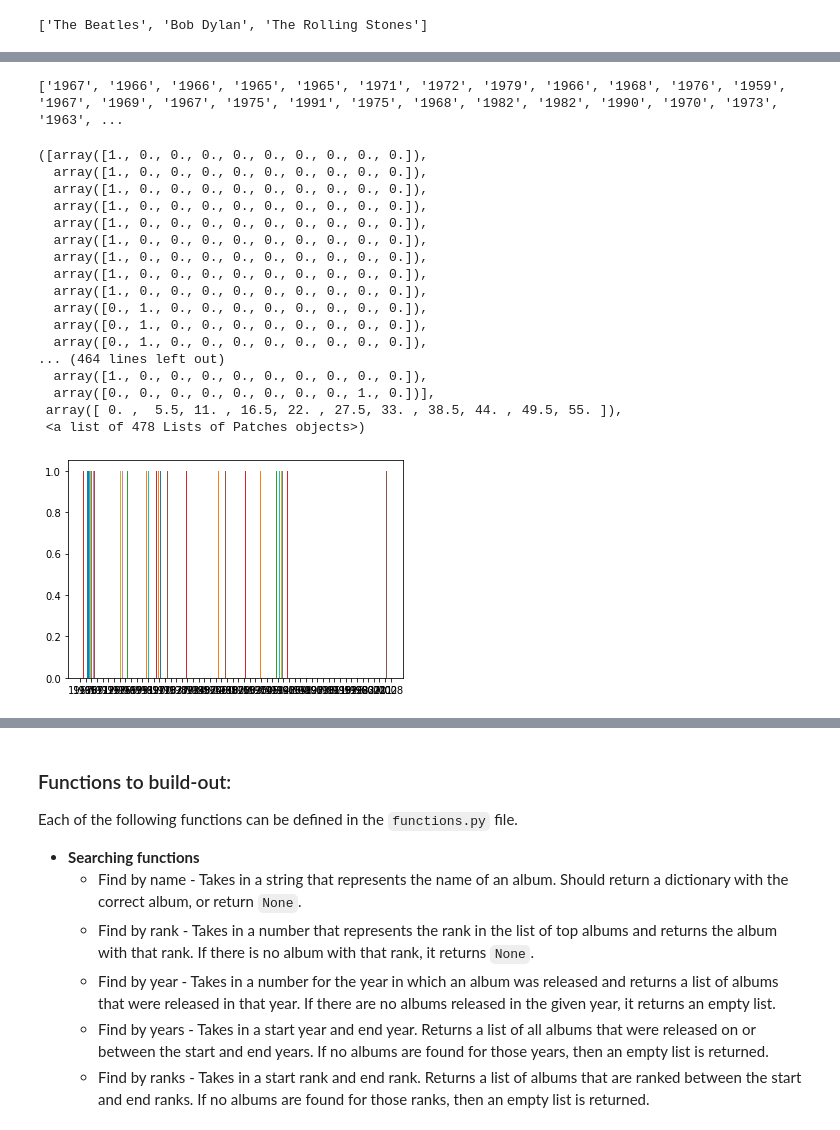
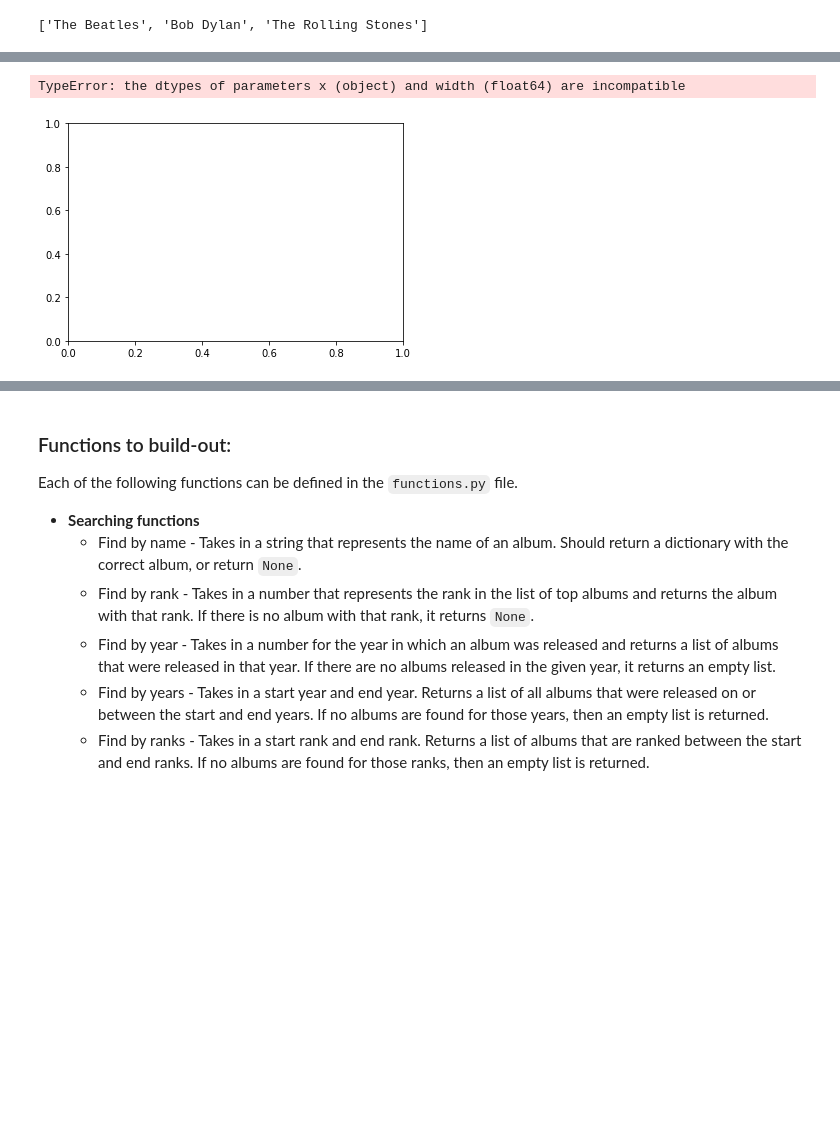
Before and after one commit to kathrinv/nyc-mhtn-ds-082619-lectures, a Jupyter notebook: Mod_1/rolling-stones/index_working_copy.ipynb, the cells around one changed output, grey strips where cells are left out. Saved outputs shown, nothing was run; the diff lists cells and outputs as text; code cells hidden in the pictures; blank space fills up the shorter version.

```diff
--- a/Mod_1/rolling-stones/index_working_copy.ipynb
+++ b/Mod_1/rolling-stones/index_working_copy.ipynb
@@ -283,55 +306,30 @@ most_frequent_word()
 # %%
-# Histogram of albums by decade - Returns a histogram with each decade
-# pointing to the number of albums released during that decade.
+# Histogram by genre - Returns a histogram with each genre pointing
+# to the number of albums that are categorized as being in that genre.
 
-# def albums_released_in_year():
-#     year_dict = {}
-#     for album in album_data:
-#         if album['year'] in year_dict:
-#             year_dict[album['year']]+=1
-#         else:
-#             year_dict[album['year']]=1
-#     return sorted(year_dict.items())
+def albums_genre():
+    genre_dict = {}
+    genre_list = []
+    for album in album_data:
+        # DO THIS
 
-def albums_released_in_year():
-    year_list = []
     for album in album_data:
-        year_list.append(album['year'])
-    return year_list
+        if album['genre'] in genre_dict:
+            genre_dict[album['genre']] += 1
+        else:
+            genre_dict[album['genre']] = 1
+    return genre_dict
 
+genre_freq = albums_genre()
+
+x = genre_freq.keys
+y = genre_freq.values
+set(genre_freq)
+plt.bar(x=x, height=y)
 # year_dict = albums_released_in_year()
 
 # import matplotlib.pyplot as plt
 # plt.
+# %% [output]
+TypeError: the dtypes of parameters x (object) and width (float64) are incompatible
+[figure, added]
-# %%
-year_list = albums_released_in_year()
-print(year_list)
-# %% [output]
-['1967', '1966', '1966', '1965', '1965', '1971', '1972', '1979', '1966', '1968', '1976', '1959', '1967', '1969', '1967', '1975', '1991', '1975', '1968', '1982', '1982', '1990', '1970', '1973', '1963', ...
-# %%
-import matplotlib.pyplot as plt
-%matplotlib inline
-
-
-# print(sum([1 for year in year_dict if year[1] == 1]))
-# print(x_values)
-plt.hist(year_list, bins=10)
-# %% [output]
-([array([1., 0., 0., 0., 0., 0., 0., 0., 0., 0.]),
-  array([1., 0., 0., 0., 0., 0., 0., 0., 0., 0.]),
-  array([1., 0., 0., 0., 0., 0., 0., 0., 0., 0.]),
-  array([1., 0., 0., 0., 0., 0., 0., 0., 0., 0.]),
-  array([1., 0., 0., 0., 0., 0., 0., 0., 0., 0.]),
-  array([1., 0., 0., 0., 0., 0., 0., 0., 0., 0.]),
-  array([1., 0., 0., 0., 0., 0., 0., 0., 0., 0.]),
-  array([1., 0., 0., 0., 0., 0., 0., 0., 0., 0.]),
-  array([1., 0., 0., 0., 0., 0., 0., 0., 0., 0.]),
-  array([0., 1., 0., 0., 0., 0., 0., 0., 0., 0.]),
-  array([0., 1., 0., 0., 0., 0., 0., 0., 0., 0.]),
-  array([0., 1., 0., 0., 0., 0., 0., 0., 0., 0.]),
-... (464 lines left out)
-  array([1., 0., 0., 0., 0., 0., 0., 0., 0., 0.]),
-  array([0., 0., 0., 0., 0., 0., 0., 0., 1., 0.])],
- array([ 0. ,  5.5, 11. , 16.5, 22. , 27.5, 33. , 38.5, 44. , 49.5, 55. ]),
- <a list of 478 Lists of Patches objects>)
-[figure, removed]
```
Also changed, not shown: parts of 46 cells of this notebook, 2 other files.
